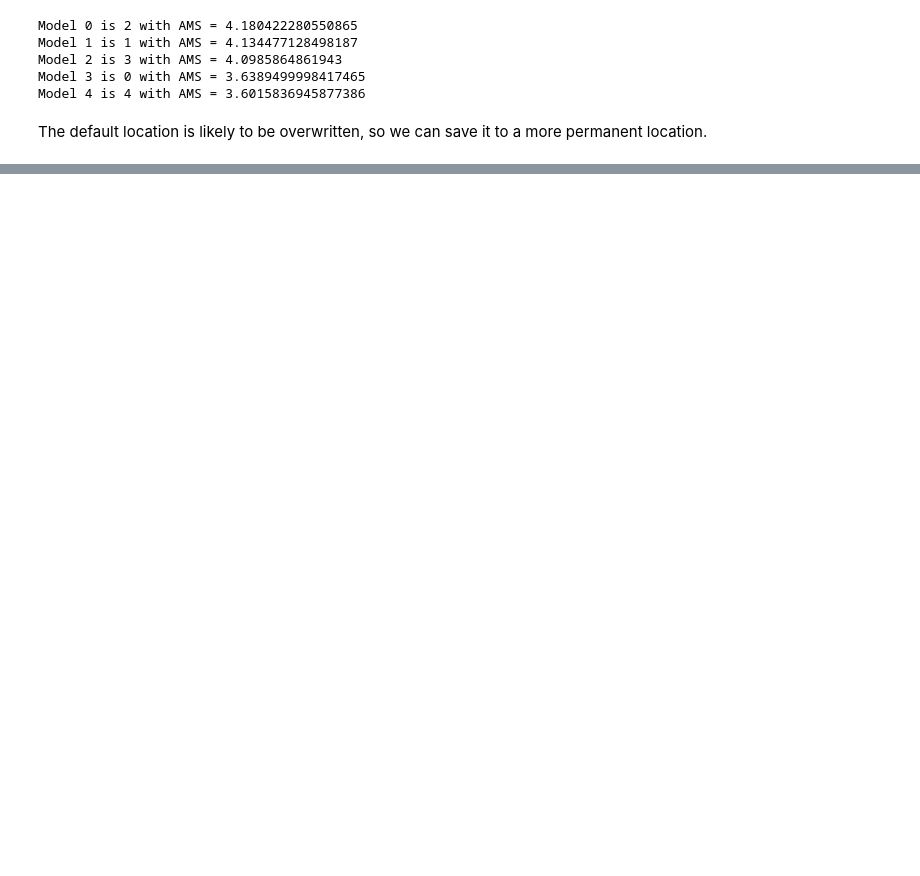
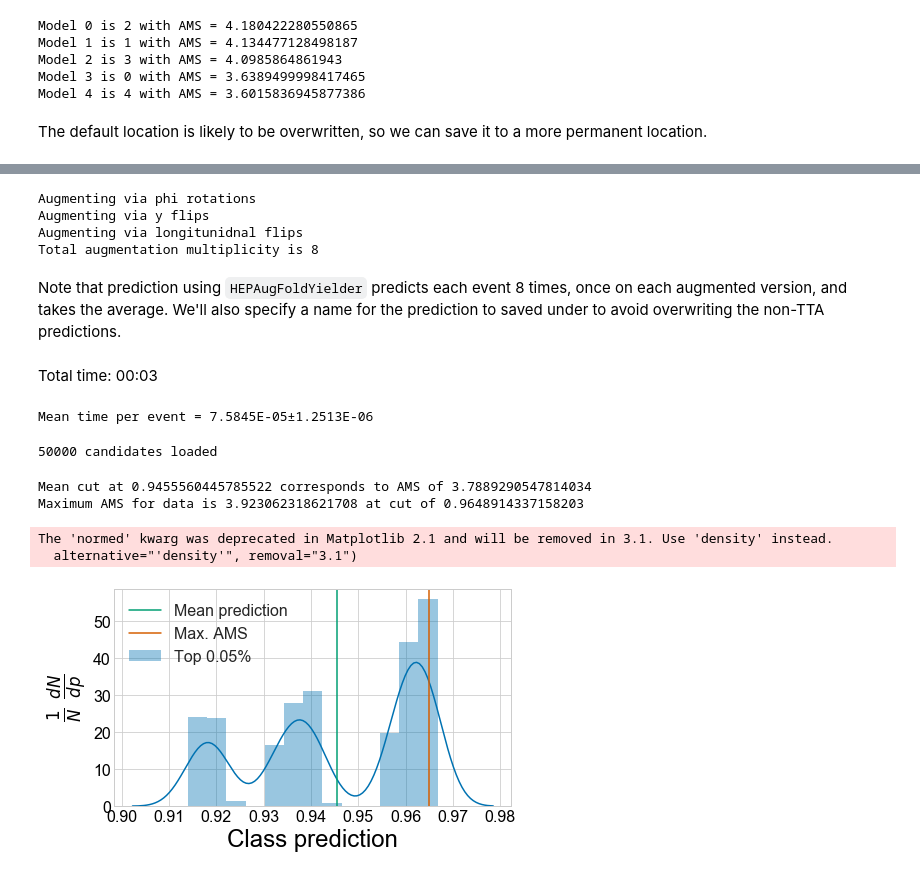
Before and after one commit to GilesStrong/lumin, a Jupyter notebook: examples/Single_Target_Classification.ipynb, the cells around one changed output, grey strips where cells are left out. Saved outputs shown, nothing was run; the diff lists cells and outputs as text; code cells hidden in the pictures; blank space fills up the shorter version.

```diff
--- a/examples/Single_Target_Classification.ipynb
+++ b/examples/Single_Target_Classification.ipynb
@@ -540,0 +531,28 @@ So, `t_1_pz` is still the most important feature, however other features have no
+# %%
+from lumin.nn.data.fold_yielder import HEPAugFoldYielder
+val_fy = HEPAugFoldYielder(h5py.File(PATH/'val.hdf5', "r+"), cont_feats, cat_feats, rot_mult=2, input_pipe=input_pipe)
+# %% [output]
+Augmenting via phi rotations
+Augmenting via y flips
+Augmenting via longitunidnal flips
+Total augmentation multiplicity is 8
+# %% [markdown]
+Note that prediction using `HEPAugFoldYielder` predicts each event 8 times, once on each augmented version, and takes the average. We'll also specify a name for the prediction to saved under to avoid overwriting the non-TTA predictions.
+# %%
+ensemble.predict(val_fy, pred_name='pred_TTA')
+# %% [output]
+Total time: 00:03
+Mean time per event = 7.5845E-05±1.2513E-06
+# %%
+val_df_tta = val_fy.get_df(pred_name='pred_TTA')
+# %% [output]
+50000 candidates loaded
+# %%
+from lumin.optimisation.threshold import binary_class_cut
+cut_tta = binary_class_cut(val_df_tta, top_perc=0.05, br=10, w_factor=250000/50000)
+# %% [output]
+Mean cut at 0.9455560445785522 corresponds to AMS of 3.7889290547814034
+Maximum AMS for data is 3.923062318621708 at cut of 0.9648914337158203
+The 'normed' kwarg was deprecated in Matplotlib 2.1 and will be removed in 3.1. Use 'density' instead.
+  alternative="'density'", removal="3.1")
+[figure, added]
```
Also changed, not shown: parts of 61 cells of this notebook, 7 other files.
